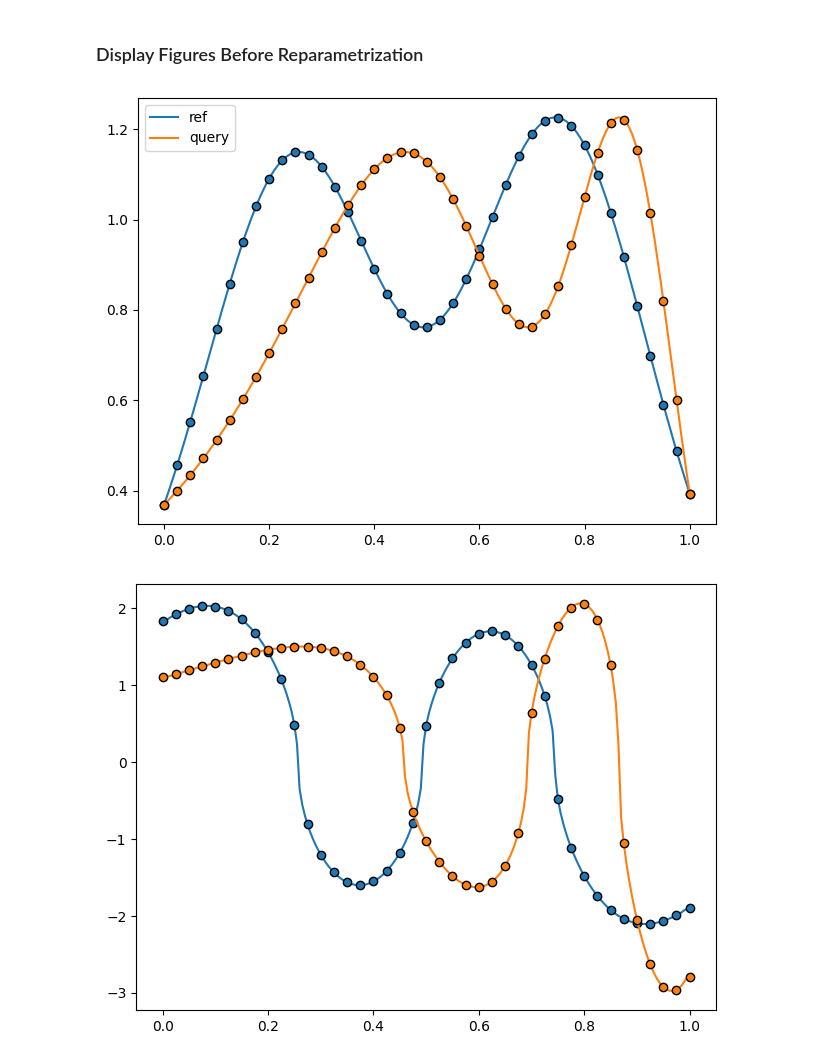
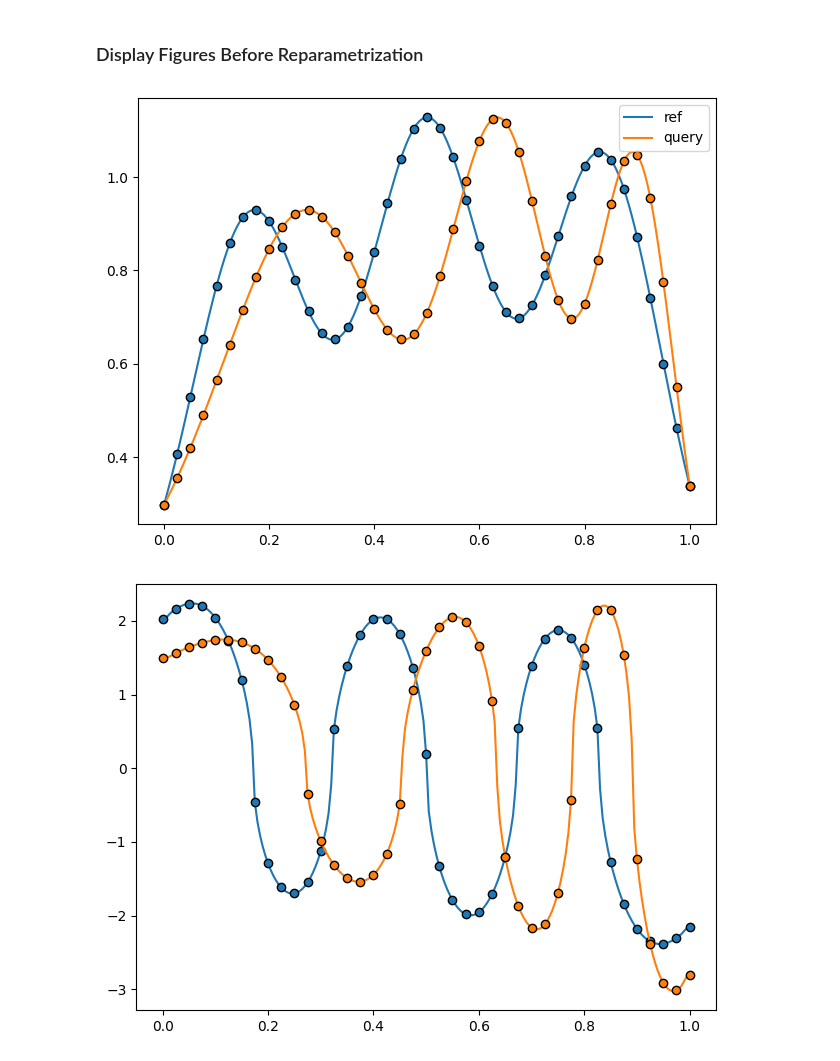
Before and after one commit to kiranvad/funcshape, a Jupyter notebook: notebooks/functions.ipynb, the cells around one changed output. Drawn from its saved outputs; the diff is of its cells as text; code cells hidden in the pictures.

```diff
--- a/notebooks/functions.ipynb
+++ b/notebooks/functions.ipynb
@@ -67,7 +67,7 @@ class Function:
 time = torch.linspace(0,1,100)
 t_ = np.linspace(0,1, len(time))
 gamma = warping(t_)
-f1_ = gaussian(t_, 2) #np.random.randint(1,3))
+f1_ = gaussian(t_, 3) #np.random.randint(1,3))
 
 # Define function objects
 f1 = Function(time, torch.from_numpy(f1_).reshape(-1,1))
@@ -78,34 +78,34 @@ f2_ = f2(time).squeeze().numpy()
 def plot_function(f, npoints=201, dotpoints=None, ax=None, **kwargs):
     x = torch.linspace(0, 1, npoints).squeeze()
     fx = f(x).squeeze()
 
     if ax is None:
         fig, ax = plt.subplots()
 
     ax.plot(x, fx, **kwargs)
 
     if dotpoints is not None:
         x = torch.linspace(0, 1, dotpoints).squeeze()
         fx = f(x).squeeze()
         ax.plot(
             x,
             fx,
             c=ax.lines[-1].get_color(),
             ls="none",
             marker="o",
             markeredgecolor="black",
         )
 
     return ax
 
 fig, ax =plt.subplots()
 plot_function(f1, dotpoints=41, ax=ax, label="ref")
 plot_function(f2, dotpoints=41, ax=ax, label="query")
 ax.legend()
 plt.tight_layout()
 plt.show()
 # %% [output]
-[figure, old version]
+[figure, new version]
 # %%
 # Get SRSF maps
 class SRSF:
@@ -127,7 +127,7 @@ plot_function(q2, dotpoints=41, ax=ax)
 plt.tight_layout()
 plt.show()
 # %% [output]
-[figure, old version]
+[figure, new version]
 # %%
 from funcshape.loss import ShapeDistanceBase
 
```
Also changed, not shown: parts of 3 cells of this notebook.
